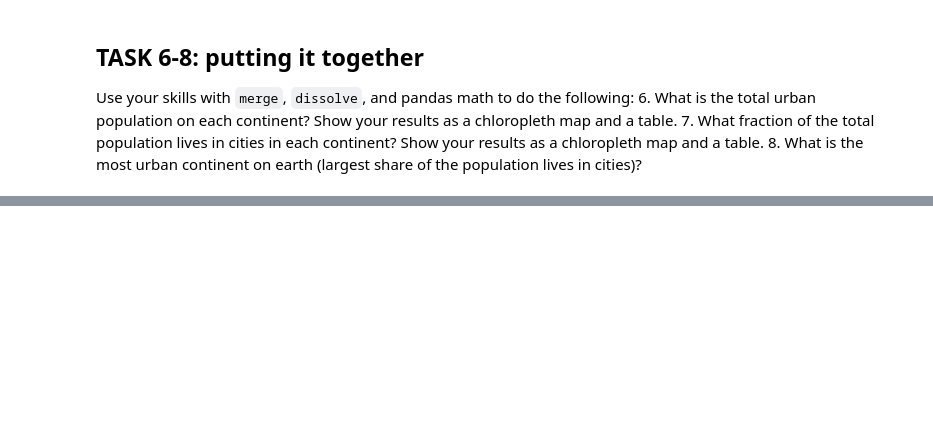
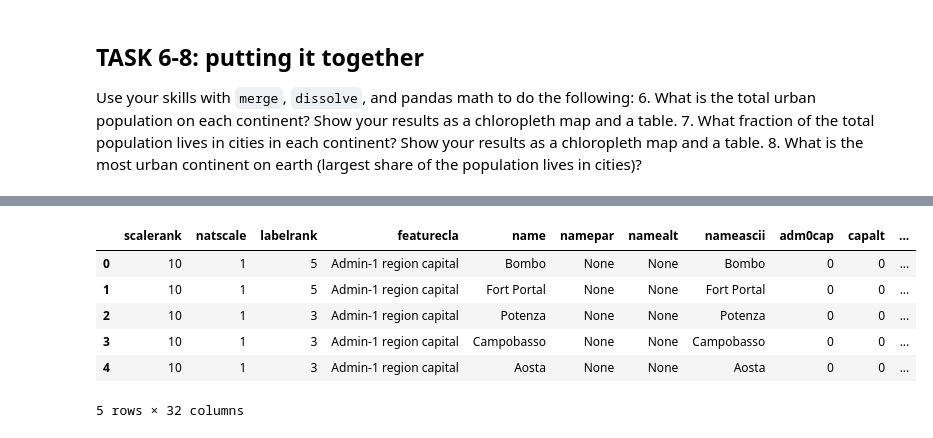
Before and after one commit to ChrisHarvey21/EnvDatSci22, a Jupyter notebook: CodeSprints/VectorData101.ipynb, the cells around one changed output, grey strips where cells are left out. Saved outputs shown, nothing was run; the diff lists cells and outputs as text; code cells hidden in the pictures; blank space fills up the shorter version.

```diff
--- a/CodeSprints/VectorData101.ipynb
+++ b/CodeSprints/VectorData101.ipynb
@@ -712,0 +740,20 @@ Use your skills with `merge`, `dissolve`, and pandas math to do the following:
+# %%
+et.data.get_data(
+    url='https://naturalearth.s3.amazonaws.com/50m_cultural/ne_50m_populated_places_simple.zip')
+
+# Create a path to the populated places shapefile
+populated_places_path = os.path.join("data", "earthpy-downloads",
+                                     "ne_50m_populated_places_simple",
+                                     "ne_50m_populated_places_simple.shp")
+
+#read in a new geopandas data frame called "cities"
+cities2 = gpd.read_file(populated_places_path)
+cities2.head()
+# %% [output]
+|  | scalerank | natscale | labelrank | featurecla | name | namepar | namealt | nameascii | adm0cap | capalt | ... |
+| 0 | 10 | 1 | 5 | Admin-1 region capital | Bombo | None | None | Bombo | 0 | 0 | ... |
+| 1 | 10 | 1 | 5 | Admin-1 region capital | Fort Portal | None | None | Fort Portal | 0 | 0 | ... |
+| 2 | 10 | 1 | 3 | Admin-1 region capital | Potenza | None | None | Potenza | 0 | 0 | ... |
+| 3 | 10 | 1 | 3 | Admin-1 region capital | Campobasso | None | None | Campobasso | 0 | 0 | ... |
+| 4 | 10 | 1 | 3 | Admin-1 region capital | Aosta | None | None | Aosta | 0 | 0 | ... |
+5 rows × 32 columns
```
Also changed, not shown: parts of 13 cells of this notebook.
